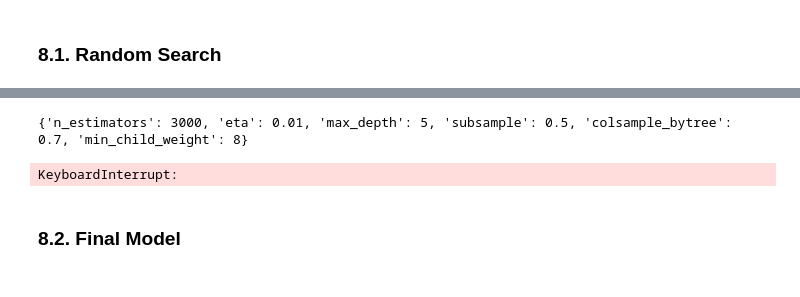
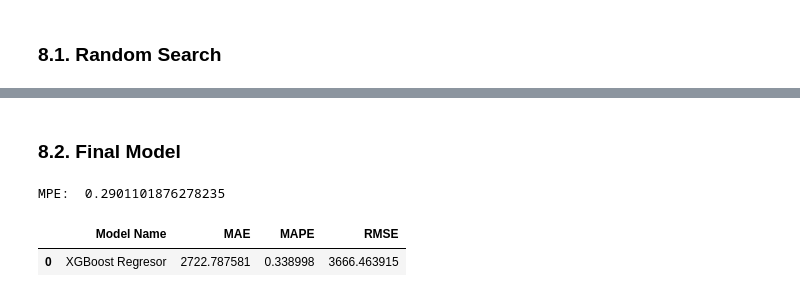
Before and after one commit to igorvgp/DS_rossmann_stores, a Jupyter notebook: m08_v01_store_sales_prediction.ipynb, the cells around one changed output, grey strips where cells are left out. Cells and saved outputs as stored; diff of their text form; code cells hidden in the pictures.

Commit message:
error interpretation

```diff
--- a/m08_v01_store_sales_prediction.ipynb
+++ b/m08_v01_store_sales_prediction.ipynb
@@ -87,6 +89,9 @@ def cross_validation( x_training, k, model_name, model, verbose=False ):
                                 'MAE CV': np.round( np.mean( mae_list ), 2 ).astype(str ) + ' +/- ' + np.round( np.std( mae_list ), 2 ).astype( str ),
                                 'MAPE CV': np.round( np.mean( mape_list ), 2 ).astype( str ) + ' +/- ' + np.round( np.std( mape_list ), 2 ).astype( str ),
                                 'RMSE CV': np.round( np.mean( rmse_list ), 2 ).astype( str ) + ' +/- ' + np.round( np.std( rmse_list ), 2 ).astype( str )}, index=[0] )
+
+def mean_percentage_error( y, yhat ):
+    return np.mean( ( y - yhat ) / y )
 # %% [markdown]
 ### 0.2. Loading Data
 # %%
@@ -1193,54 +1183,64 @@ max_eval = 10
 # %%
-final_result = []
-pars = []
-for i in range(max_eval):
+# final_result = []
+# pars = []
+# for i in range(max_eval):
 
-    # Choose values for parameters randomly
-    hp = { k : random.sample(v,1)[0] for k, v in param.items() }
-    print(hp)
-    # model
-    model_xgb = xgb.XGBRegressor(objective='reg:squarederror',
-                                n_estimators = hp['n_estimators'],
-                                eta = hp['eta'],
-                                max_depth = hp['max_depth'],
-                                subsample = hp['subsample'],
-                                colsample_bytree = hp['colsample_bytree'],
-                                min_child_weight = hp['min_child_weight'])
+#     # Choose values for parameters randomly
+#     hp = { k : random.sample(v,1)[0] for k, v in param.items() }
+#     print(hp)
+#     # model
+#     model_xgb = xgb.XGBRegressor(objective='reg:squarederror',
+#                                 n_estimators = hp['n_estimators'],
+#                                 eta = hp['eta'],
+#                                 max_depth = hp['max_depth'],
+#                                 subsample = hp['subsample'],
+#                                 colsample_bytree = hp['colsample_bytree'],
+#                                 min_child_weight = hp['min_child_weight'])
 
-    # Performance
-    xgb_result = cross_validation(X_train_cv, 5, 'XGBoost Regressor', model_xgb, verbose = False)
-    final_result.append(xgb_result)
-    pars.append(hp)
-final_result = pd.concat(final_result)
-final_result['params'] = pars
-final_result
+#     # Performance
+#     xgb_result = cross_validation(X_train_cv, 5, 'XGBoost Regressor', model_xgb, verbose = False)
+#     final_result.append(xgb_result)
+#     pars.append(hp)
+# final_result = pd.concat(final_result)
+# final_result['params'] = pars
+# final_result
-# %% [output]
-{'n_estimators': 3000, 'eta': 0.01, 'max_depth': 5, 'subsample': 0.5, 'colsample_bytree': 0.7, 'min_child_weight': 8}
-KeyboardInterrupt:
 # %% [markdown]
 ### 8.2. Final Model
 # %%
 param_tunned = {
-    'n_estimators' : 35,
-    'eta' : 0.01,
-    'max_depth' : 9,
-    'subsample' : 0.5,
+    'n_estimators' : 3000,
+    'eta' : 0.03,
+    'max_depth' : 5,
+    'subsample' : 0.7,
     'colsample_bytree' : 0.7,
     'min_child_weight' : 3
     }
 # %%
 # model
 model_xgb_tunned = xgb.XGBRegressor(objective='reg:squarederror',
                             n_estimators = param_tunned['n_estimators'],
                             eta = param_tunned['eta'],
                             max_depth = param_tunned['max_depth'],
                             subsample = param_tunned['subsample'],
                             colsample_bytree = param_tunned['colsample_bytree'],
                             min_child_weight = param_tunned['min_child_weight']).fit(X_train, y_train)
 
 # Prediction
 yhat_xgb_tunned = model_xgb_tunned.predict(X_test)
 
 # Performance
 xgb_result_tunned = ml_error('XGBoost Regresor', np.expm1(y_test), np.expm1(yhat_xgb_tunned))
+
+# salvar modelo
+import pickle
+with open('xgboost_tunned.pkl', 'wb') as file:
+    pickle.dump(model_xgb_tunned, file)
+
+
+mpe = mean_percentage_error( np.expm1( y_test ), np.expm1( yhat_xgb_tunned ) )
+print("MPE: ",mpe)
 xgb_result_tunned
+# %% [output]
+MPE:  0.2901101876278235
+|  | Model Name | MAE | MAPE | RMSE |
+| 0 | XGBoost Regresor | 2722.787581 | 0.338998 | 3666.463915 |
```
Also changed, not shown: parts of 16 cells of this notebook, 2 other files.
